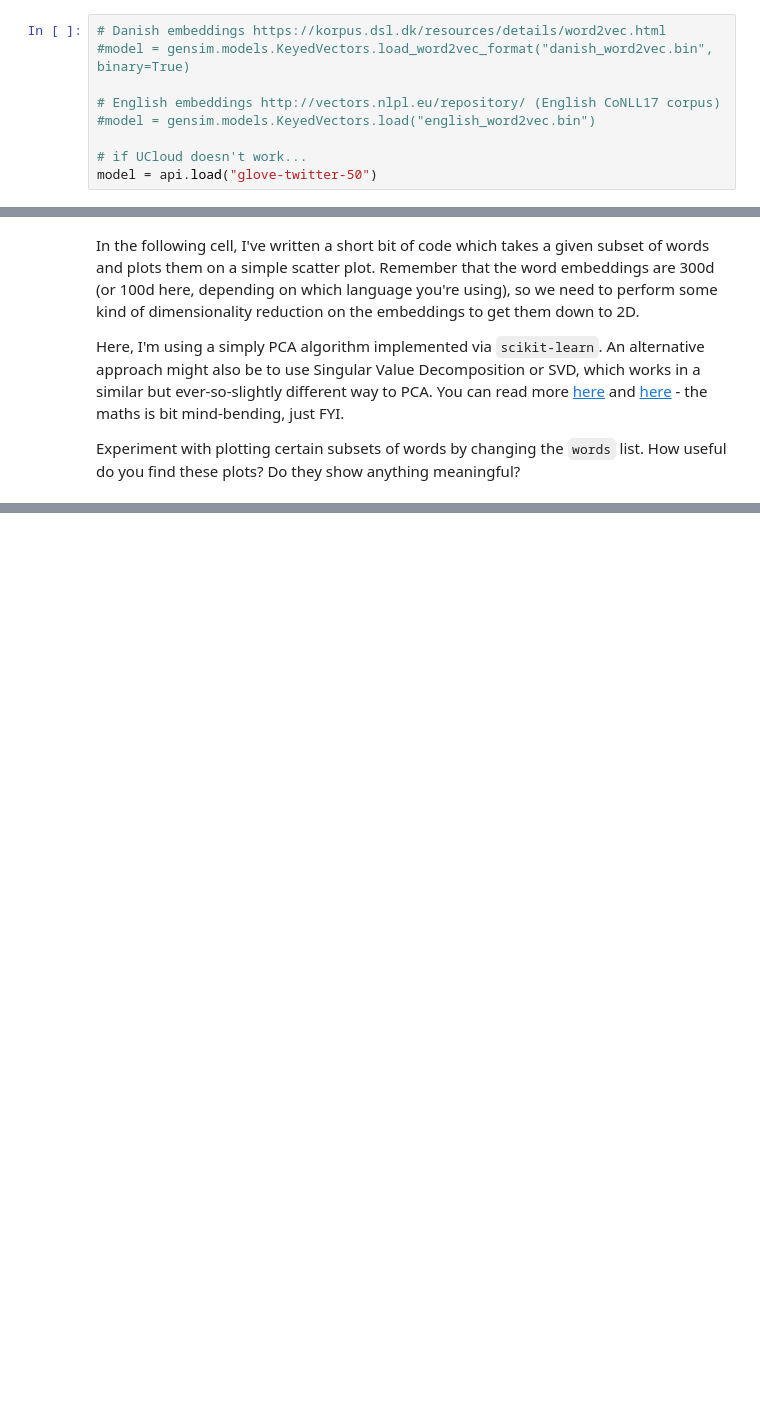
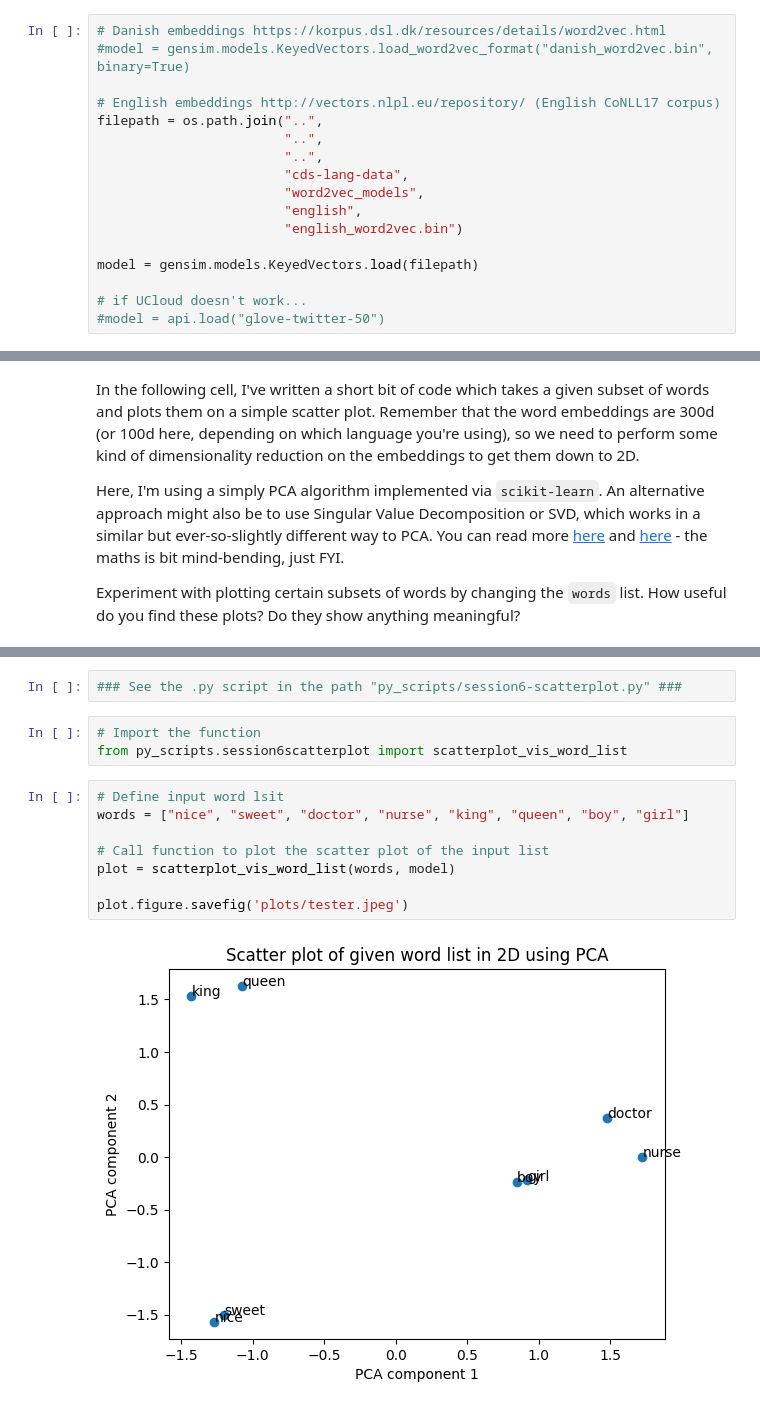
Before and after one commit to SMosegaard/cds-lang, a Jupyter notebook: nbs/session6.ipynb, the cells around one changed output, grey strips where cells are left out. Drawn from its saved outputs; the diff is of its cells as text; blank space fills up the shorter version.

```diff
--- a/nbs/session6.ipynb
+++ b/nbs/session6.ipynb
@@ -25,7 +26,15 @@ NB: The English embeddings are 300d; the Danish are 500d. Notice also that diffe
 #model = gensim.models.KeyedVectors.load_word2vec_format("danish_word2vec.bin", binary=True)
 
 # English embeddings http://vectors.nlpl.eu/repository/ (English CoNLL17 corpus)
-#model = gensim.models.KeyedVectors.load("english_word2vec.bin")
+filepath = os.path.join("..",
+                        "..",
+                        "..",
+                        "cds-lang-data",
+                        "word2vec_models",
+                        "english",
+                        "english_word2vec.bin")
+
+model = gensim.models.KeyedVectors.load(filepath)
 
 # if UCloud doesn't work...
-model = api.load("glove-twitter-50")
+#model = api.load("glove-twitter-50")
@@ -234,0 +263,15 @@ If you run out of things to explore with these embeddings, try some of the follo
+# %%
+### See the .py script in the path "py_scripts/session6-scatterplot.py" ###
+# %%
+# Import the function
+from py_scripts.session6scatterplot import scatterplot_vis_word_list
+# %%
+# Define input word lsit
+words = ["nice", "sweet", "doctor", "nurse", "king", "queen", "boy", "girl"]
+
+# Call function to plot the scatter plot of the input list
+plot = scatterplot_vis_word_list(words, model)
+
+plot.figure.savefig('plots/tester.jpeg')
+# %% [output]
+[figure, added]
```
Also changed, not shown: parts of 18 cells of this notebook.
